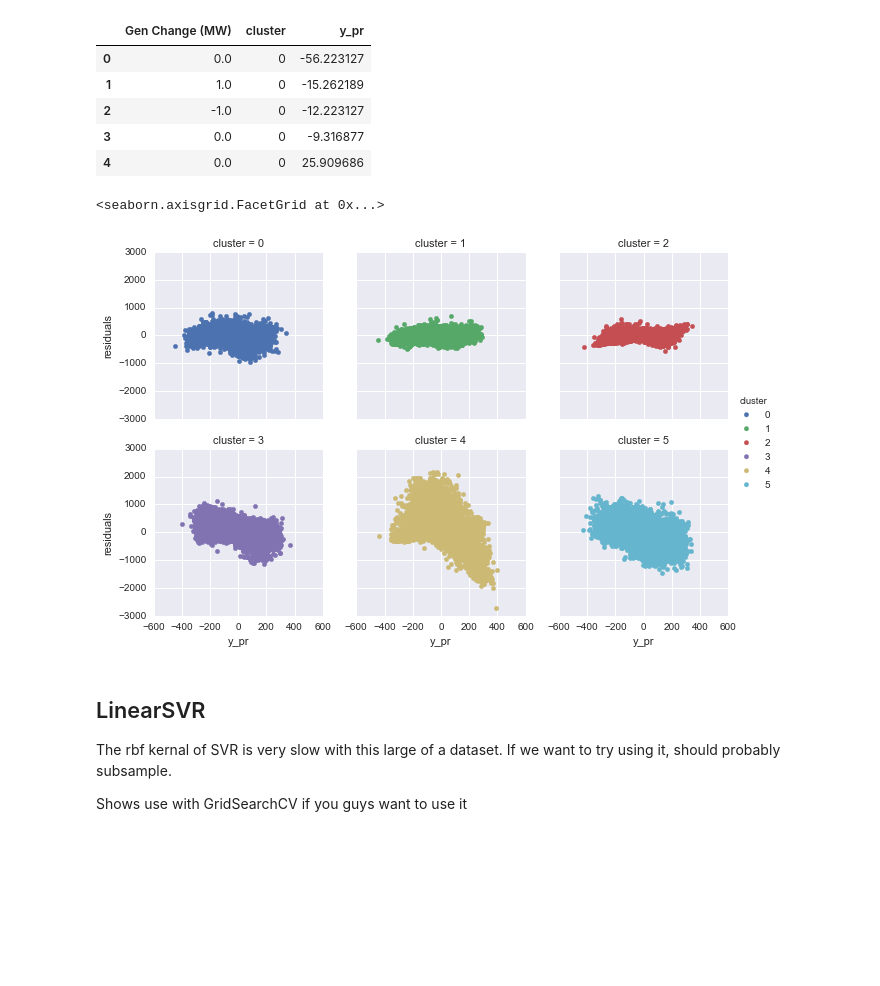
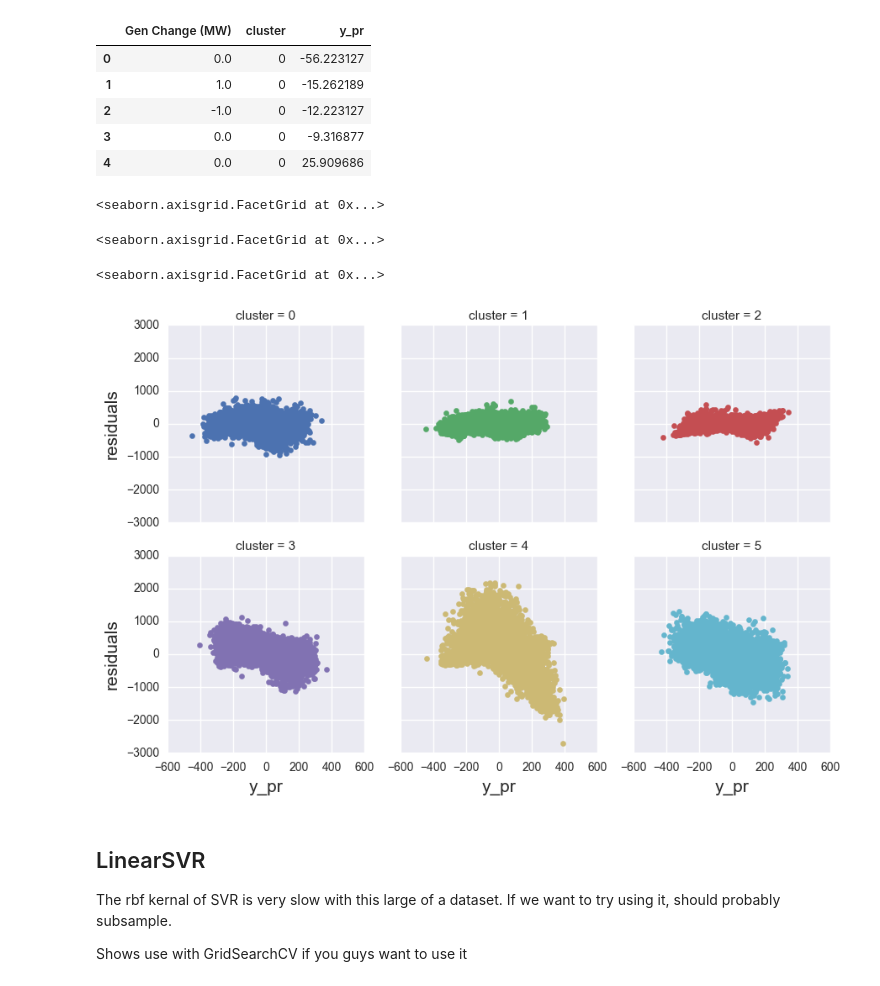
Before and after one commit to gschivley/ERCOT_power, a Jupyter notebook: Prediction model/Prediction models.ipynb, the cells around one changed output. Cells and saved outputs as stored; diff of their text form; code cells hidden in the pictures; blank space fills up the shorter version.

Commit message:
Increase label sizes and output training/validation curves

```diff
--- a/Prediction model/Prediction models.ipynb
+++ b/Prediction model/Prediction models.ipynb
@@ -88,7 +88,7 @@ y.tail()
 # %%
 X_cols = ['nameplate_capacity', 'GROSS LOAD (MW)', 'ERCOT Load, MW',
           'Total Wind Installed, MW', 'Total Wind Output, MW', 'Net Load Change (MW)',
-          'NG Price ($/mcf)', 'All coal', 'Lignite', 'Subbituminous']
+          'All coal', 'Lignite', 'Subbituminous']
 X_cluster_cols = ['cluster_{}'.format(cluster) for cluster in cluster_ids]
 
 X_clean = X.loc[:,X_cols+X_cluster_cols]
@@ -171,11 +171,15 @@ y_lm_resids.loc[:,'residuals'] = y_lm_resids.loc[:,'y_pr'] - y_lm_resids.loc[:,'
 # %%
 g = sns.FacetGrid(y_lm_resids, hue='cluster', col='cluster',
                   col_wrap=3)
 g.map(plt.scatter, 'y_pr', 'residuals')
-g.add_legend()
+g.set_xlabels(size=15)
+g.set_ylabels(size=15)
+plt.savefig('OLS residuals.pdf')
 # %% [output]
 <seaborn.axisgrid.FacetGrid at 0x...>
+<seaborn.axisgrid.FacetGrid at 0x...>
+<seaborn.axisgrid.FacetGrid at 0x...>
-[figure, old version]
+[figure, new version]
 # %% [markdown]
 ## LinearSVR
 The rbf kernal of SVR is very slow with this large of a dataset. If we want to try using it, should probably subsample.
```
Also changed, not shown: parts of 8 cells of this notebook, 2 other files.
